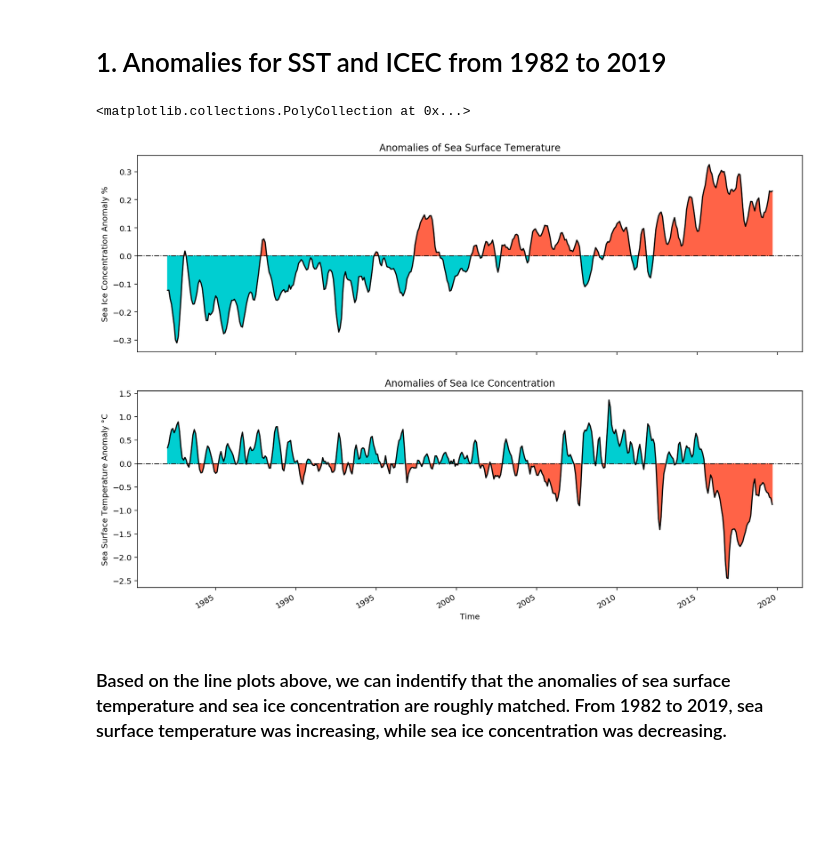
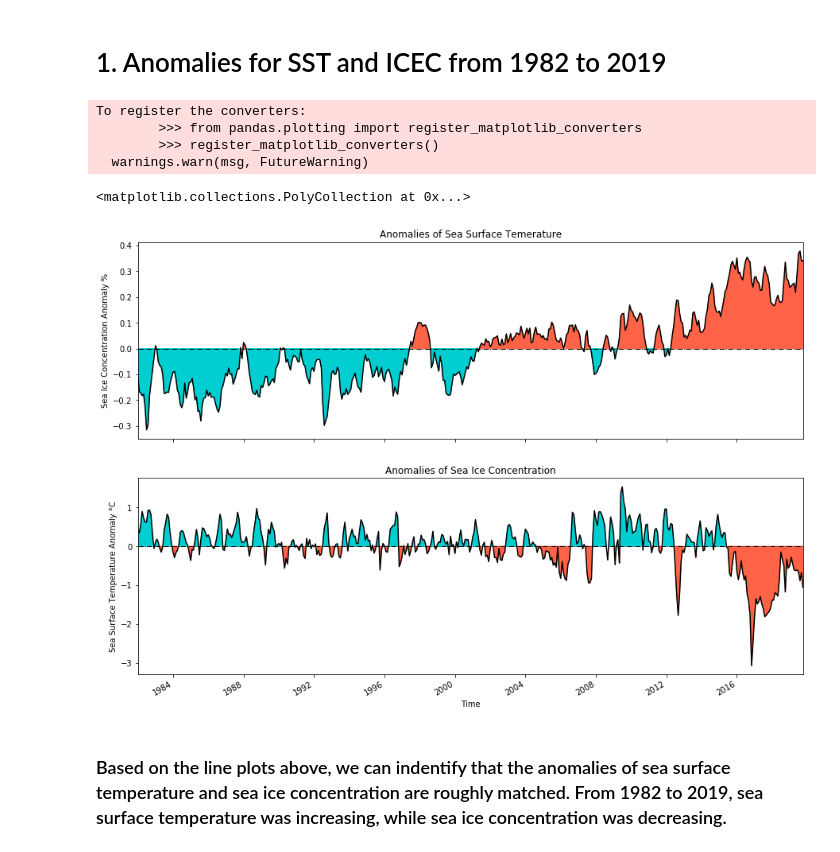
Before and after one commit to wst1997/final_project, a Jupyter notebook: Final_Project.ipynb, the cells around one changed output. Saved outputs shown, nothing was run; the diff lists cells and outputs as text; code cells hidden in the pictures; blank space fills up the shorter version.

```diff
--- a/Final_Project.ipynb
+++ b/Final_Project.ipynb
@@ -84,33 +58,39 @@ Attributes:
 # %%
 fig,ax = plt.subplots(figsize=(15,10), nrows=2)
 
-gb_sst = sst_data.groupby('time.month')
+sst = sst_data.sel(time=slice('1982-01-01','2019-10-01'))
+gb_sst = sst.groupby('time.month')
 sst_anom = gb_sst - gb_sst.mean(dim='time')
-sst_rolling = sst_anom.rolling(time=3, center=True).mean()
-sst_mean = sst_rolling.sst.mean(dim=('lat','lon'))
+sst_mean = sst_anom.sst.mean(dim=('lat','lon'))
 sst_mean.plot(ax=ax[0], c='K')
 ax[0].axhline(y=0, c='K', linewidth=1, linestyle='dashdot')
 ax[0].set_title('Anomalies of Sea Surface Temerature')
 ax[0].set_ylabel('Sea Ice Concentration Anomaly %')
 ax[0].label_outer()
 date_sst = sst_mean.time.values
+ax[0].set_xlim(date_sst[0], date_sst[-1])
 ax[0].fill_between(date_sst, sst_mean.where(sst_mean>0), 0, color='tomato')
 ax[0].fill_between(date_sst, sst_mean.where(sst_mean<0), 0, color='darkturquoise')
 
-gb_icec = icec_data.groupby('time.month')
+icec = icec_data.sel(time=slice('1982-01-01','2019-10-01'))
+gb_icec = icec.groupby('time.month')
 icec_anom = gb_icec - gb_icec.mean(dim='time')
-icec_rolling = icec_anom.rolling(time=3, center=True).mean()
-icec_mean = icec_rolling.icec.mean(dim=('lat','lon'))
+icec_mean = icec_anom.icec.mean(dim=('lat','lon'))
 icec_mean.plot(ax=ax[1], c='K')
 ax[1].axhline(y=0, c='K', linewidth=1, linestyle='dashdot')
 ax[1].set_title('Anomalies of Sea Ice Concentration')
 ax[1].set_ylabel('Sea Surface Temperature Anomaly °C')
 date_icec = icec_mean.time.values
+ax[1].set_xlim(date_icec[0], date_icec[-1])
 ax[1].fill_between(date_icec, icec_mean.where(icec_mean<0), 0, color='tomato')
 ax[1].fill_between(date_icec, icec_mean.where(icec_mean>0), 0, color='darkturquoise')
 # %% [output]
-<matplotlib.collections.PolyCollection at 0x...>
+To register the converters:
+        >>> from pandas.plotting import register_matplotlib_converters
+        >>> register_matplotlib_converters()
+  warnings.warn(msg, FutureWarning)
+<matplotlib.collections.PolyCollection at 0x...>
-[figure, old version]
+[figure, new version]
 # %% [markdown]
 ### Based on the line plots above, we can indentify that the anomalies of sea surface temperature and sea ice concentration are roughly matched. From 1982 to 2019, sea surface temperature was increasing, while sea ice concentration was decreasing.
 # %% [markdown]
```
Also changed, not shown: parts of 9 cells of this notebook.
